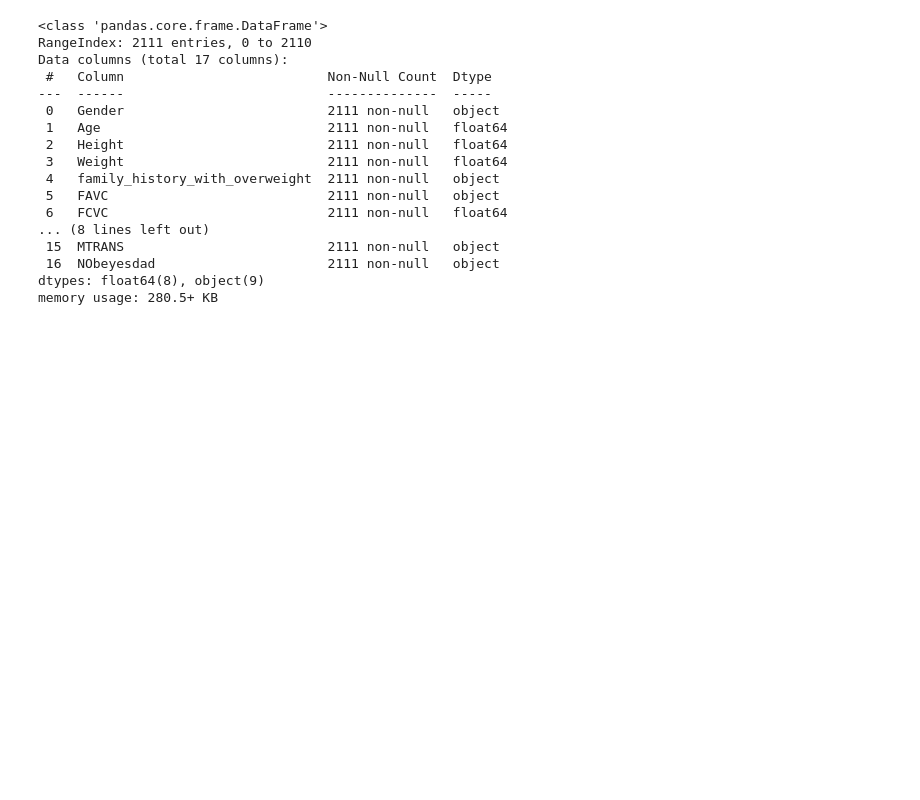
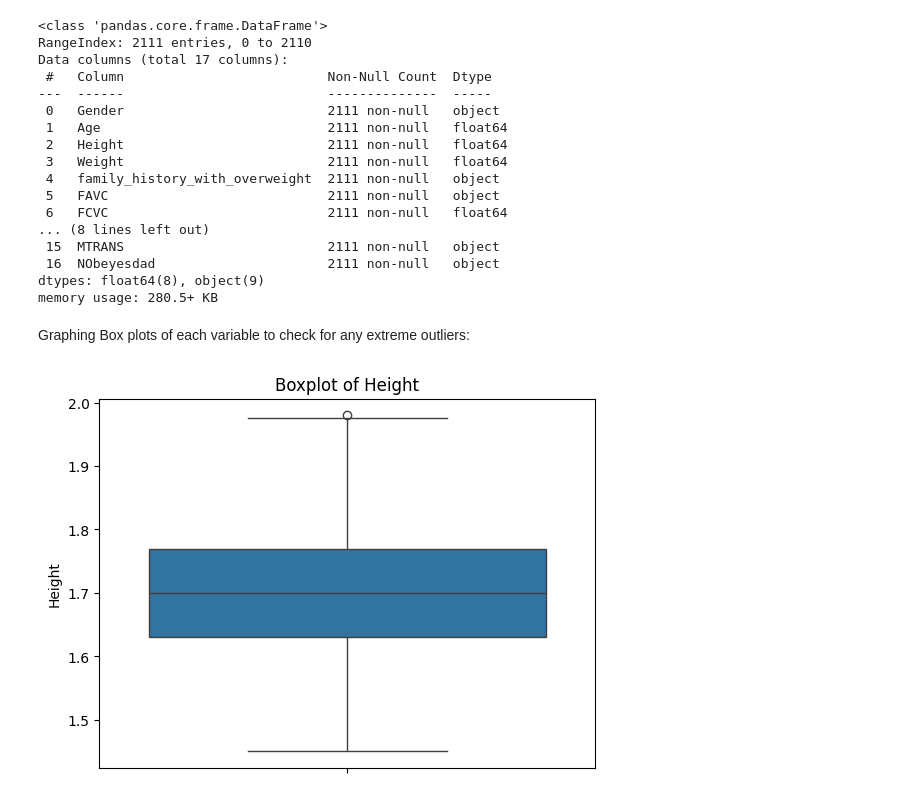
Before and after one commit to RonitT1234/Obesity_Research_Project, a Jupyter notebook: RonitResearchProject.ipynb, the cells around one changed output. Drawn from its saved outputs; the diff is of its cells as text; code cells hidden in the pictures; blank space fills up the shorter version.

Commit message:
Created Exploratory Graphs

```diff
--- a/RonitResearchProject.ipynb
+++ b/RonitResearchProject.ipynb
@@ -36,3 +48,5 @@ Data columns (total 17 columns):
  16  NObeyesdad                      2111 non-null   object
 dtypes: float64(8), object(9)
 memory usage: 280.5+ KB
+# %% [markdown]
+Graphing Box plots of each variable to check for any extreme outliers:
@@ -38,0 +56,8 @@ memory usage: 280.5+ KB
+# %%
+column=2
+sns.boxplot(y=df.iloc[:, column])
+plt.ylabel(df.columns[column])
+plt.title(f'Boxplot of {df.columns[column]}')
+plt.show()
+# %% [output]
+[figure, added]
```
Also changed, not shown: parts of 8 cells of this notebook.
